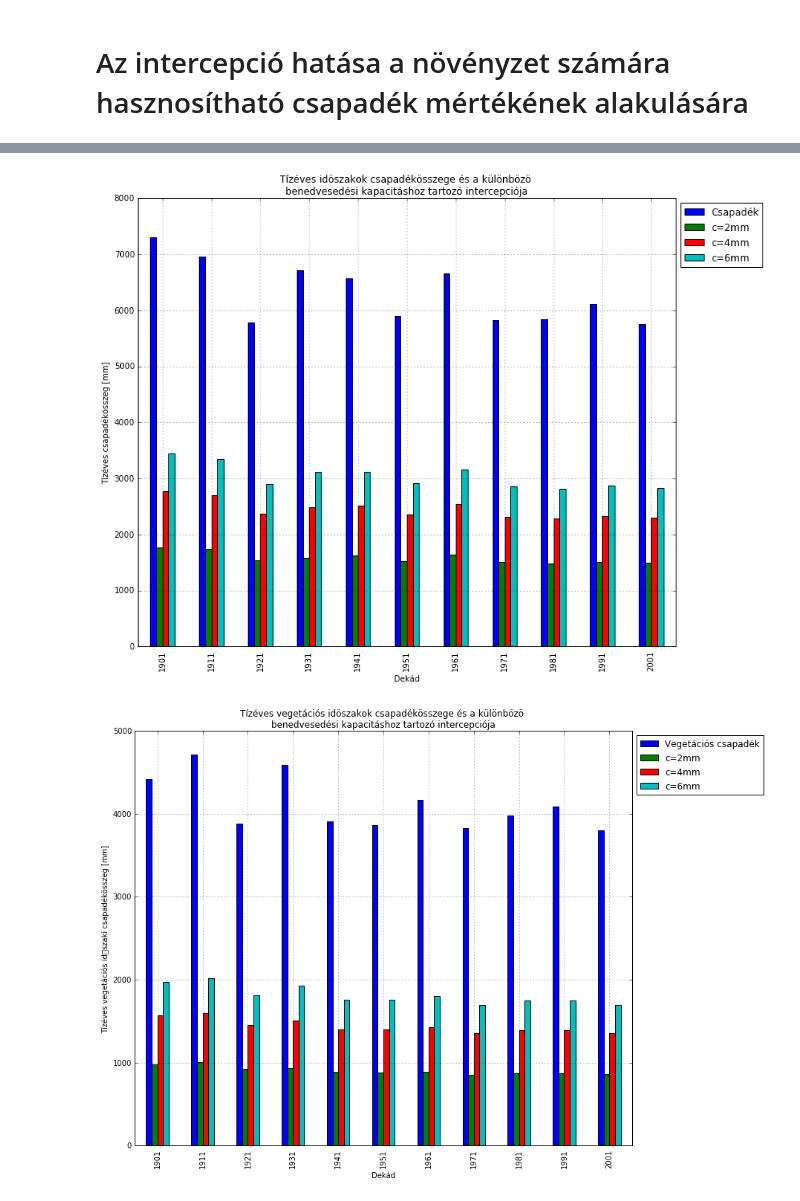
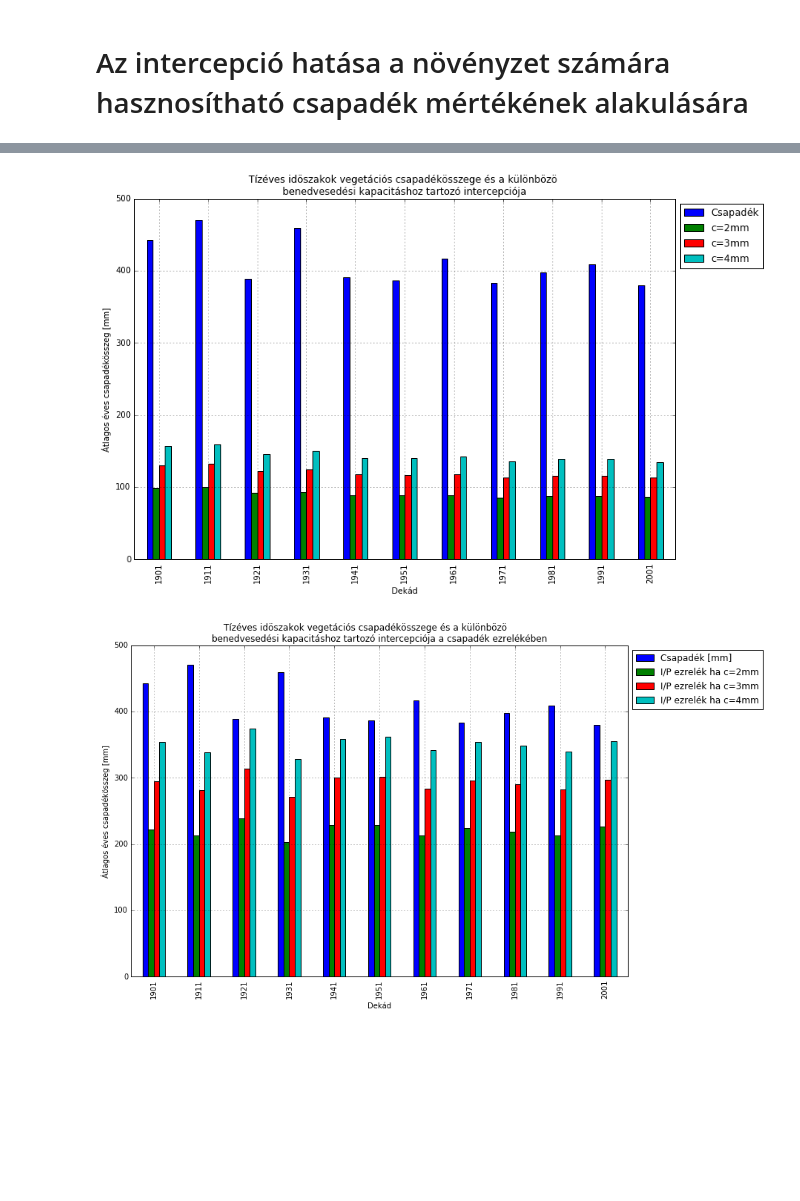
Before and after one commit to jsheperd/forest_water, a Jupyter notebook: interception.ipynb, the cells around one changed output, grey strips where cells are left out. Cells and saved outputs as stored; diff of their text form; code cells hidden in the pictures; blank space fills up the shorter version.

```diff
--- a/interception.ipynb
+++ b/interception.ipynb
@@ -185,39 +136,49 @@ plt.xlabel(u'Esemény csapadékméret [mm]')
 # %%
 # intercepciós veszteség számítása eseményenként
-szo_daily['c2'] = map(makeInterceptor(2.0), szo_daily['d_rs'])
-szo_daily['c4'] = map(makeInterceptor(4.0), szo_daily['d_rs'])
-szo_daily['c6'] = map(makeInterceptor(6.0), szo_daily['d_rs'])
+dfPrec['c2'] = map(makeInterceptor(2.0), dfPrec.d_rs)
+dfPrec['c3'] = map(makeInterceptor(3.0), dfPrec.d_rs)
+dfPrec['c4'] = map(makeInterceptor(4.0), dfPrec.d_rs)
 
 # hasznosítható csapadék
-szo_daily['h2'] = szo_daily['d_rs'] - szo_daily['c2']
-szo_daily['h4'] = szo_daily['d_rs'] - szo_daily['c4']
-szo_daily['h6'] = szo_daily['d_rs'] - szo_daily['c6']
+dfPrec['h2'] = dfPrec.d_rs - dfPrec.c2
+dfPrec['h3'] = dfPrec.d_rs - dfPrec.c3
+dfPrec['h4'] = dfPrec.d_rs - dfPrec.c4
 
+dfPrec['Year'] = map(lambda d: d.year, dfPrec['#datum'])
+dfPrec['Decad'] = map(lambda d: 1+((d.year-1)/10)*10, dfPrec['#datum'])
 
-
-
-szo_daily['Year'] = map(lambda d: d.year, szo_daily['#datum'])
-szo_daily['Decad'] = map(lambda d: 1+((d.year-1)/10)*10, szo_daily['#datum'])
-
-szo_daily['Month'] = map(lambda d: d.month, szo_daily['#datum'])
-szo_daily['Vegetation'] = map(lambda d: ((5<=d.month) & (d.month<=10)), szo_daily['#datum'])
+dfPrec['Month'] = map(lambda d: d.month, dfPrec['#datum'])
+dfPrec['Vegetation'] = map(lambda d: ((5<=d.month) & (d.month<=10)), dfPrec['#datum'])
 # %%
-#Teljes évek
-szo_daily.groupby(['Decad'])['d_rs', 'c2', 'c4', 'c6'].sum().plot(kind='bar', figsize=(12, 10))
-plt.title(u'Tízéves idöszakok csapadékösszege és a különbözö \nbenedvesedési kapacitáshoz tartozó intercepciója')
+#Vegetációs időszak cspadékeseményei
+dfVeg = dfPrec[dfPrec.Vegetation]
+dfModPrec = dfVeg.groupby(['Decad'])['d_rs', 'c2', 'c3', 'c4'].sum()
+# Tízéves átlag képzése
+dfModPrec.d_rs /= 10.0
+dfModPrec.c2 /= 10.0
+dfModPrec.c3 /= 10.0
+dfModPrec.c4 /= 10.0
+
+dfModPrec.plot(kind='bar', figsize=(12, 8))
+plt.title(u'Tízéves idöszakok vegetációs csapadékösszege és a különbözö \nbenedvesedési kapacitáshoz tartozó intercepciója')
 plt.xlabel(u'Dekád')
-plt.ylabel(u'Tízéves csapadékösszeg [mm]')
-plt.legend(loc="upper left", bbox_to_anchor=(1,1), labels=[u'Csapadék', 'c=2mm', 'c=4mm', 'c=6mm'])
+plt.ylabel(u'Átlagos éves csapadékösszeg [mm]')
+plt.legend(loc="upper left", bbox_to_anchor=(1,1), labels=[u'Csapadék', 'c=2mm', 'c=3mm', 'c=4mm'])
 plt.grid(True)
 # %% [output]
-[figure, old version]
+[figure, new version]
 # %%
-#Csak a vegetációs időszak
-szo_daily[szo_daily['Vegetation']].groupby(['Decad'])['d_rs', 'c2', 'c4', 'c6'].sum().plot(kind='bar', figsize=(12, 10))
-plt.title(u'Tízéves vegetációs idöszakok csapadékösszege és a különbözö \nbenedvesedési kapacitáshoz tartozó intercepciója')
+dfModPrec['r2'] = 1000* dfModPrec.c2 / dfModPrec.d_rs
+dfModPrec['r3'] = 1000* dfModPrec.c3 / dfModPrec.d_rs
+dfModPrec['r4'] = 1000* dfModPrec.c4 / dfModPrec.d_rs
+
+dfModPrec[['d_rs', 'r2', 'r3', 'r4']].plot(kind='bar', figsize=(12, 8))
+plt.title(u'Tízéves idöszakok vegetációs csapadékösszege és a különbözö\
+          \nbenedvesedési kapacitáshoz tartozó intercepciója a csapadék ezrelékében')
 plt.xlabel(u'Dekád')
-plt.ylabel(u'Tízéves vegetációs időszaki csapadékösszeg [mm]')
-plt.legend(loc="upper left", bbox_to_anchor=(1,1), labels=[u'Vegetációs csapadék', 'c=2mm', 'c=4mm', 'c=6mm'])
+plt.ylabel(u'Átlagos éves csapadékösszeg [mm]')
+plt.legend(loc="upper left", bbox_to_anchor=(1,1),
+           labels=[u'Csapadék [mm]', u'I/P ezrelék ha c=2mm', u'I/P ezrelék ha c=3mm', u'I/P ezrelék ha c=4mm'])
 plt.grid(True)
 # %% [output]
-[figure, old version]
+[figure, new version]
```
Also changed, not shown: parts of 10 cells of this notebook.
